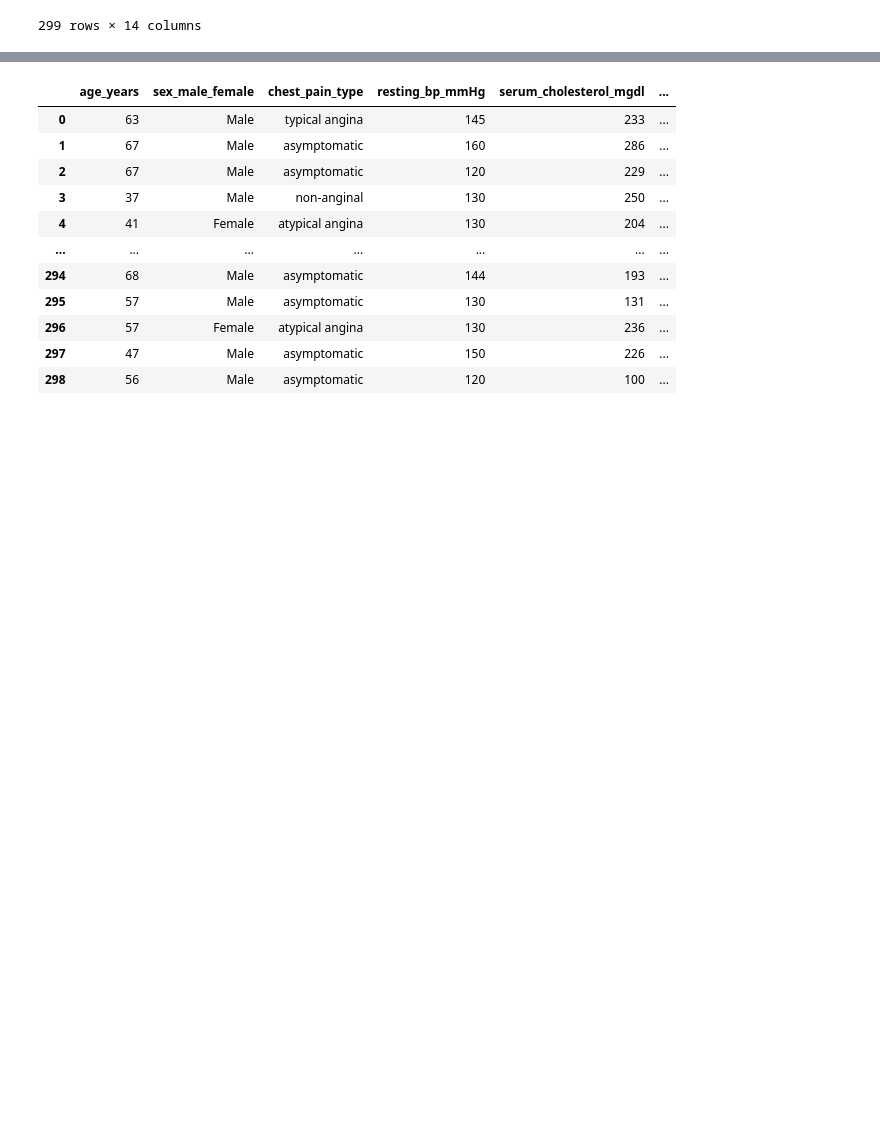
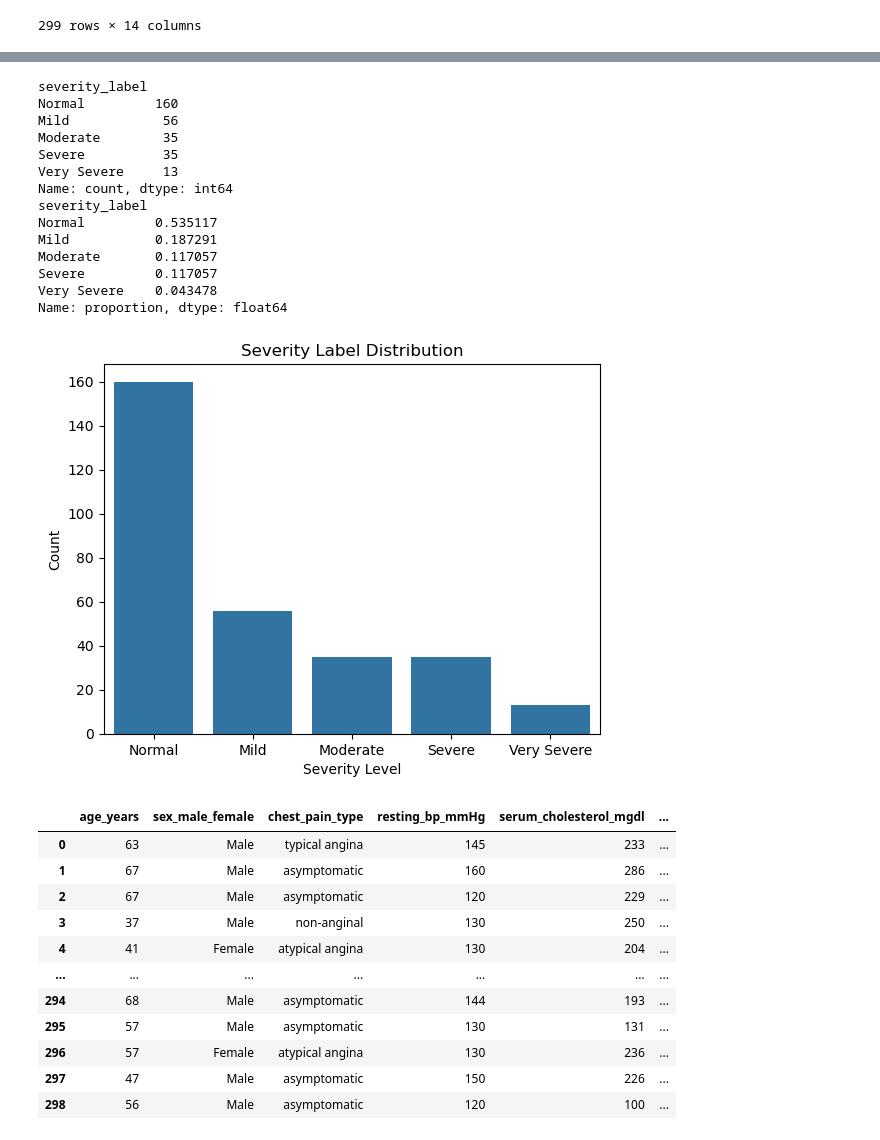
Before and after one commit to GabrielSiega/MLDP-Project---Heart-Disease-Prediction, a Jupyter notebook: Notebooks/Data_Prep.ipynb, the cells around one changed output, grey strips where cells are left out. Drawn from its saved outputs; the diff is of its cells as text; code cells hidden in the pictures; blank space fills up the shorter version.

```diff
--- a/Notebooks/Data_Prep.ipynb
+++ b/Notebooks/Data_Prep.ipynb
@@ -127,5 +127,36 @@ plt.show()
 # %%
-# df = df.drop(columns=["severity_label"])
+import seaborn as sns
+import matplotlib.pyplot as plt
+
+# Check class distribution (counts)
+print(df["severity_label"].value_counts())
+
+# Check relative proportions (percentages)
+print(df["severity_label"].value_counts(normalize=True))
+
+# Quick visualization
+sns.countplot(x="severity_label", data=df,
+              order=df["severity_label"].value_counts().index)  # keeps bars sorted
+plt.title("Severity Label Distribution")
+plt.xlabel("Severity Level")
+plt.ylabel("Count")
+plt.show()
+# %% [output]
+severity_label
+Normal         160
+Mild            56
+Moderate        35
+Severe          35
+Very Severe     13
+Name: count, dtype: int64
+severity_label
+Normal         0.535117
+Mild           0.187291
+Moderate       0.117057
+Severe         0.117057
+Very Severe    0.043478
+Name: proportion, dtype: float64
+[figure, added]
 # %%
 # Find distribution
 # %%
```
Also changed, not shown: parts of 7 cells of this notebook, 3 other files.
